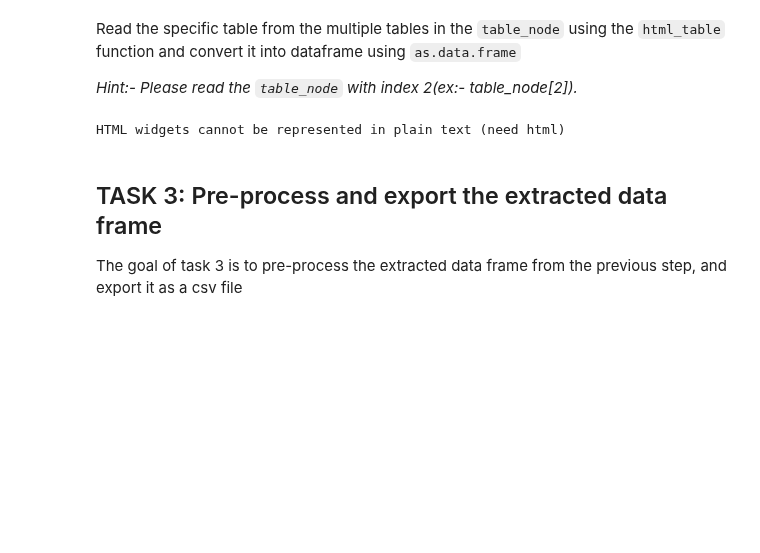
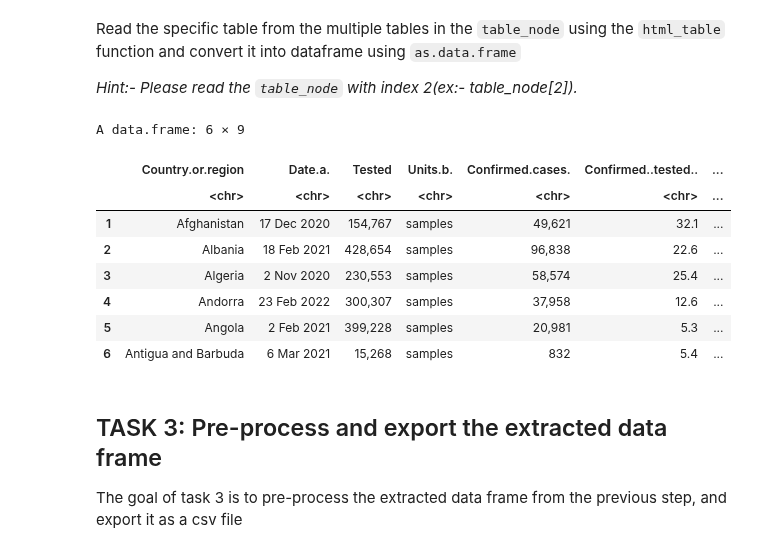
Before and after one commit to i-krishna/Business-Analytics, a Jupyter notebook: Data-Science/R/global_covid19_analysis.ipynb, the cells around one changed output. Drawn from its saved outputs; the diff is of its cells as text; code cells hidden in the pictures; blank space fills up the shorter version.

```diff
--- a/Data-Science/R/global_covid19_analysis.ipynb
+++ b/Data-Science/R/global_covid19_analysis.ipynb
@@ -132,15 +132,22 @@ _Hint:- Please read the `table_node` with index 2(ex:- table_node[2])._
 # %%
 # Read the table node and convert it into a data frame, and print the data frame for review
 covid_table <- table_nodes[2] %>% html_table(fill = TRUE) %>% as.data.frame()
-#print(covid_table)  # Show the first few rows
+head(covid_table)  # Show the first few rows
 
 # Load DT package
-library(DT)
-
+#library(DT)
 # Display the table interactively
-datatable(covid_table)
+#datatable(covid_table)
 # %% [output]
-HTML widgets cannot be represented in plain text (need html)
+A data.frame: 6 × 9
+|  | Country.or.region | Date.a. | Tested | Units.b. | Confirmed.cases. | Confirmed..tested.. | ... |
+|  | <chr> | <chr> | <chr> | <chr> | <chr> | <chr> | ... |
+| 1 | Afghanistan | 17 Dec 2020 | 154,767 | samples | 49,621 | 32.1 | ... |
+| 2 | Albania | 18 Feb 2021 | 428,654 | samples | 96,838 | 22.6 | ... |
+| 3 | Algeria | 2 Nov 2020 | 230,553 | samples | 58,574 | 25.4 | ... |
+| 4 | Andorra | 23 Feb 2022 | 300,307 | samples | 37,958 | 12.6 | ... |
+| 5 | Angola | 2 Feb 2021 | 399,228 | samples | 20,981 | 5.3 | ... |
+| 6 | Antigua and Barbuda | 6 Mar 2021 | 15,268 | samples | 832 | 5.4 | ... |
 # %% [markdown]
 ## TASK 3: Pre-process and export the extracted data frame
 
```
